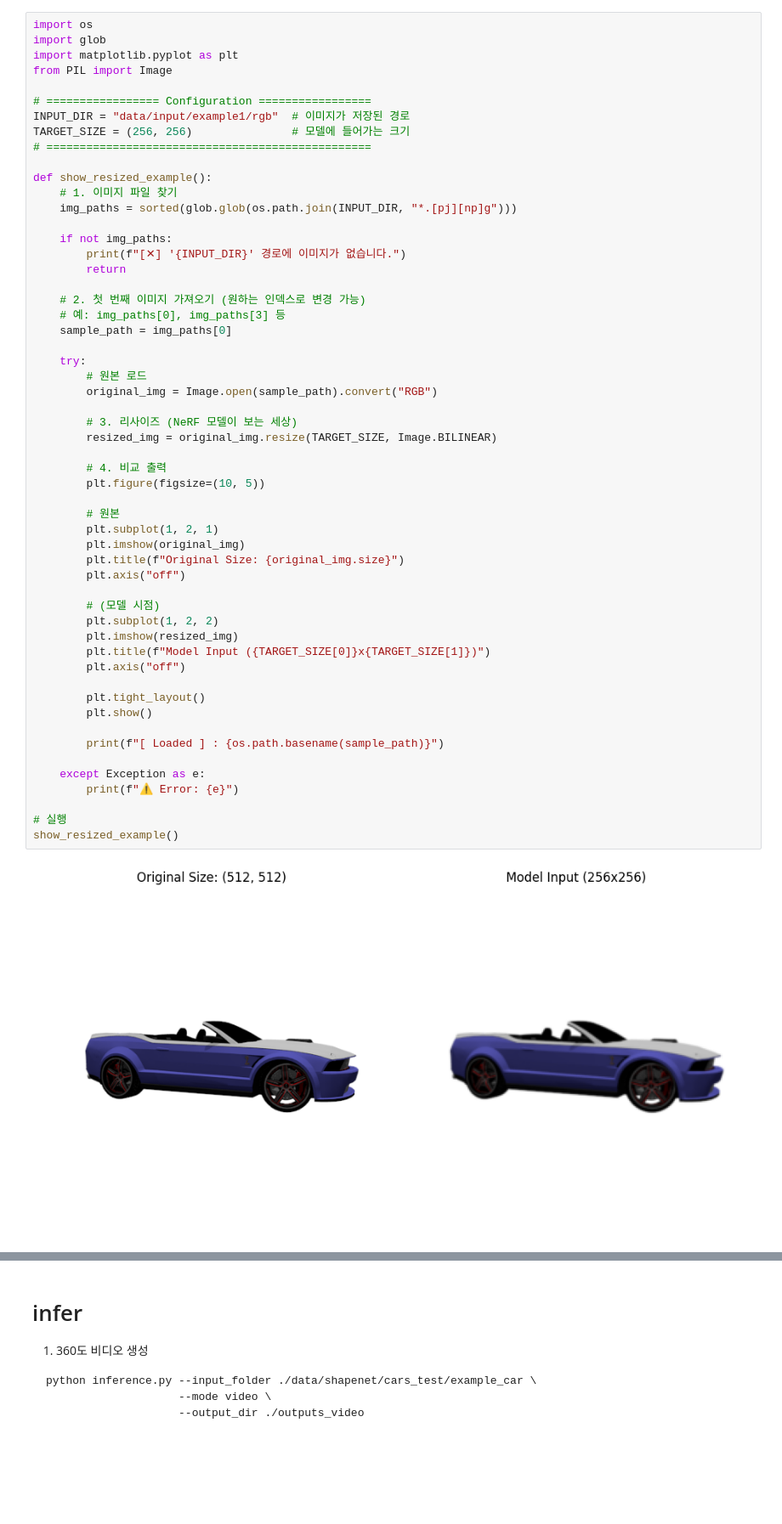
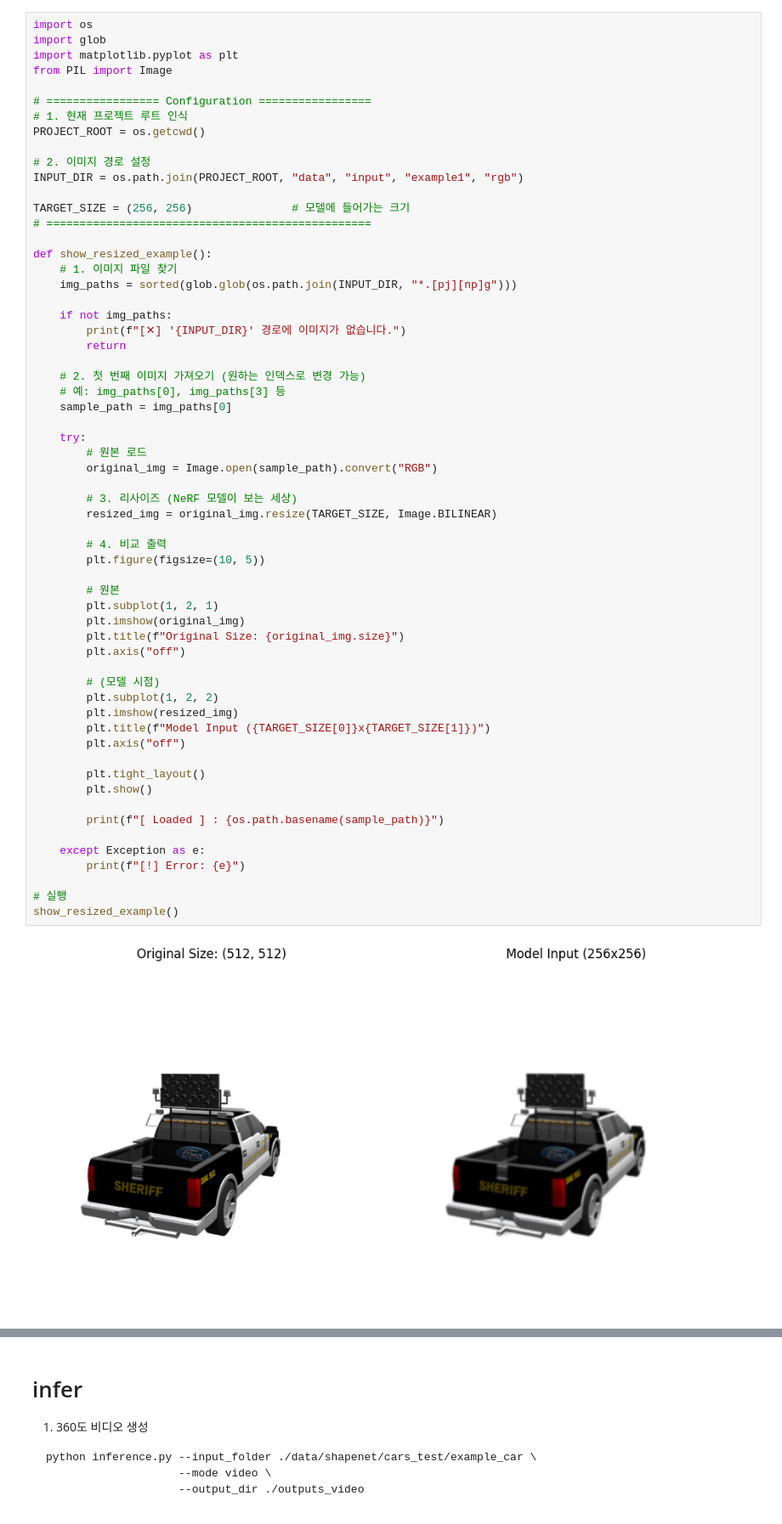
Before and after one commit to JY-maru/pixelNeRF-SSU, a Jupyter notebook: infer.ipynb, the cells around one changed output, grey strips where cells are left out. Shown at 85% size. Saved outputs shown, nothing was run; the diff lists cells and outputs as text; blank space fills up the shorter version.

```diff
--- a/infer.ipynb
+++ b/infer.ipynb
@@ -78,7 +132,12 @@ import matplotlib.pyplot as plt
 from PIL import Image
 
 # ================= Configuration =================
-INPUT_DIR = "data/input/example1/rgb"  # 이미지가 저장된 경로
+# 1. 현재 프로젝트 루트 인식
+PROJECT_ROOT = os.getcwd()
+
+# 2. 이미지 경로 설정
+INPUT_DIR = os.path.join(PROJECT_ROOT, "data", "input", "example1", "rgb")
+
 TARGET_SIZE = (256, 256)               # 모델에 들어가는 크기
 # =================================================
 
@@ -99,32 +158,32 @@ def show_resized_example():
         original_img = Image.open(sample_path).convert("RGB")
 
         # 3. 리사이즈 (NeRF 모델이 보는 세상)
         resized_img = original_img.resize(TARGET_SIZE, Image.BILINEAR)
 
         # 4. 비교 출력
         plt.figure(figsize=(10, 5))
 
         # 원본
         plt.subplot(1, 2, 1)
         plt.imshow(original_img)
         plt.title(f"Original Size: {original_img.size}")
         plt.axis("off")
 
         # (모델 시점)
         plt.subplot(1, 2, 2)
         plt.imshow(resized_img)
         plt.title(f"Model Input ({TARGET_SIZE[0]}x{TARGET_SIZE[1]})")
         plt.axis("off")
 
         plt.tight_layout()
         plt.show()
 
         print(f"[ Loaded ] : {os.path.basename(sample_path)}")
 
     except Exception as e:
-        print(f"⚠️ Error: {e}")
+        print(f"[!] Error: {e}")
 
 # 실행
 show_resized_example()
 # %% [output]
-[figure, old version]
+[figure, new version]
```
Also changed, not shown: parts of 14 cells of this notebook, 49 other files.
